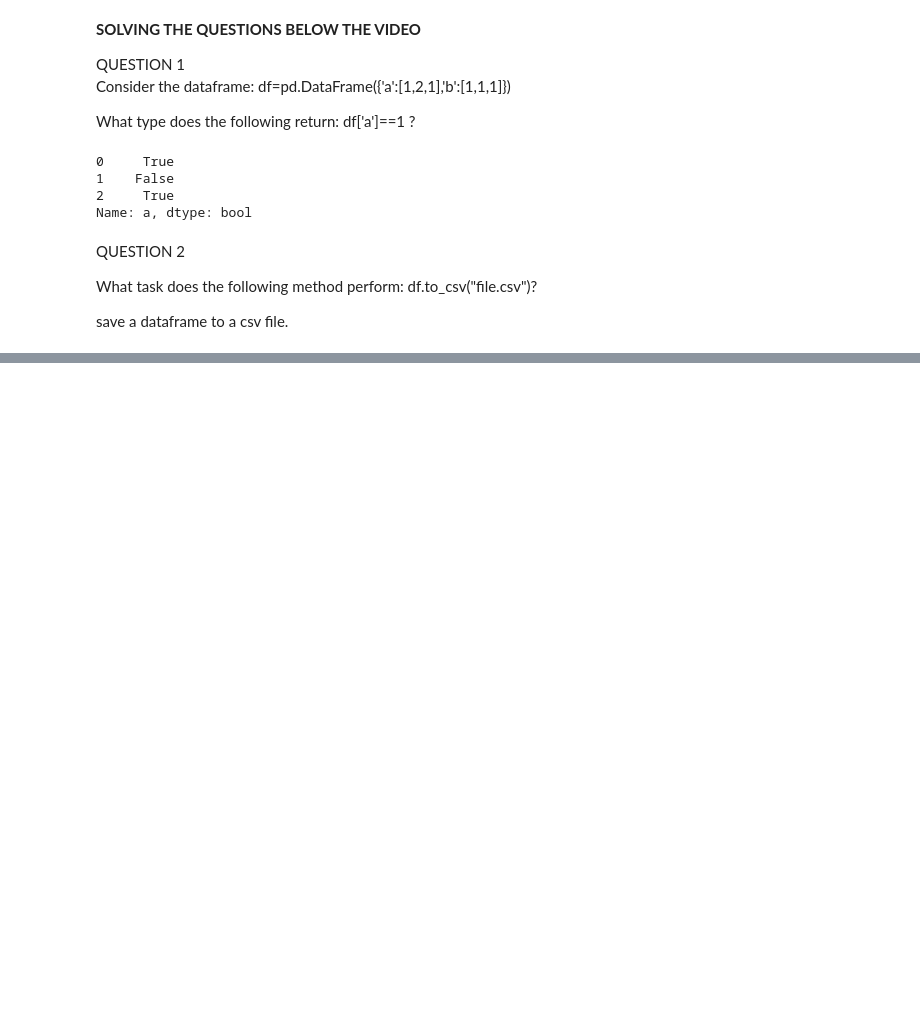
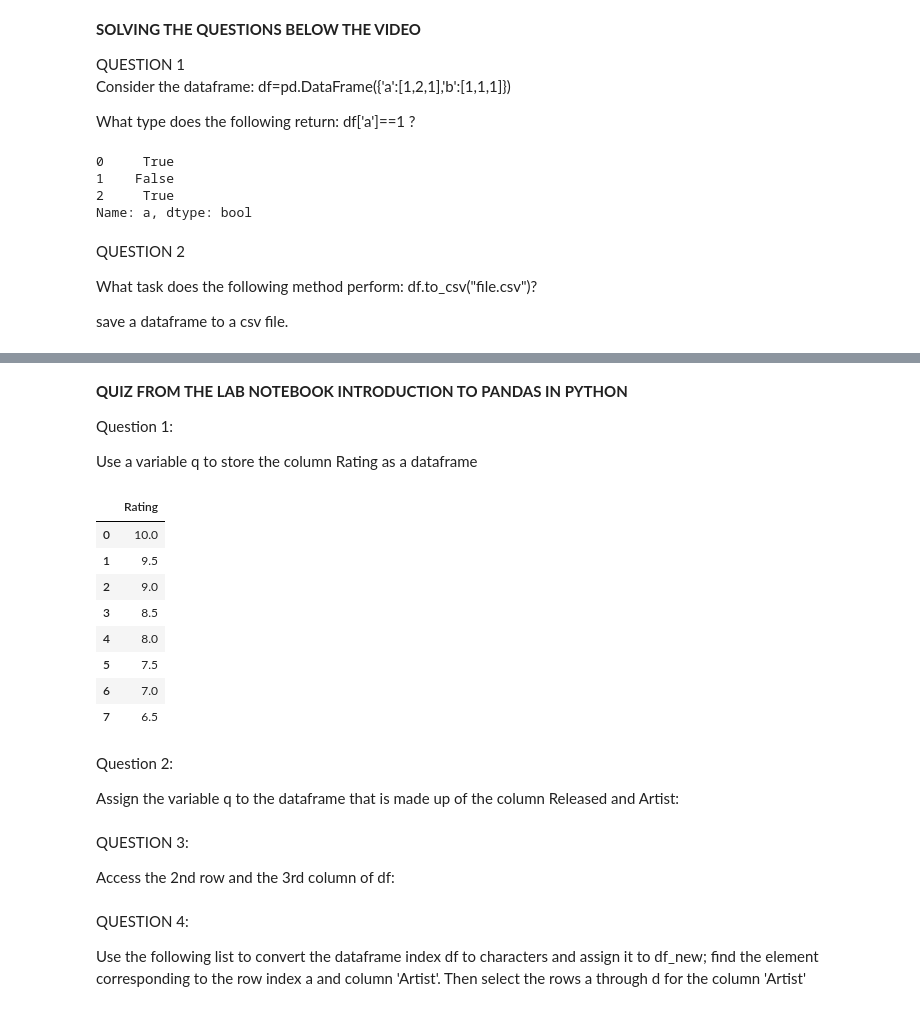
Before and after one commit to PosgradoMNA/actividades-de-aprendizaje-JoelOrlandoHR, a Jupyter notebook: Notas_IBM_Module_4_A00759664.ipynb, the cells around one changed output, grey strips where cells are left out. Saved outputs shown, nothing was run; the diff lists cells and outputs as text; code cells hidden in the pictures; blank space fills up the shorter version.

```diff
--- a/Notas_IBM_Module_4_A00759664.ipynb
+++ b/Notas_IBM_Module_4_A00759664.ipynb
@@ -432,0 +513,23 @@ save a dataframe to a csv file.
+# %% [markdown]
+**QUIZ FROM THE LAB NOTEBOOK INTRODUCTION TO PANDAS IN PYTHON**
+
+Question 1:
+
+Use a variable q to store the column Rating as a dataframe
+# %%
+q= df[['Rating']]
+q
+# %% [output]
+|  | Rating |
+| 0 | 10.0 |
+| 1 | 9.5 |
+| 2 | 9.0 |
+| 3 | 8.5 |
+| 4 | 8.0 |
+| 5 | 7.5 |
+| 6 | 7.0 |
+| 7 | 6.5 |
+# %% [markdown]
+Question 2:
+
+Assign the variable q to the dataframe that is made up of the column Released and Artist:
@@ -432,0 +539,4 @@ save a dataframe to a csv file.
+# %% [markdown]
+QUESTION 3:
+
+Access the 2nd row and the 3rd column of df:
@@ -432,0 +545,4 @@ save a dataframe to a csv file.
+# %% [markdown]
+QUESTION 4:
+
+Use the following list to convert the dataframe index df to characters and assign it to df_new; find the element corresponding to the row index a and column 'Artist'. Then select the rows a through d for the column 'Artist'
```
Also changed, not shown: parts of 19 cells of this notebook.
